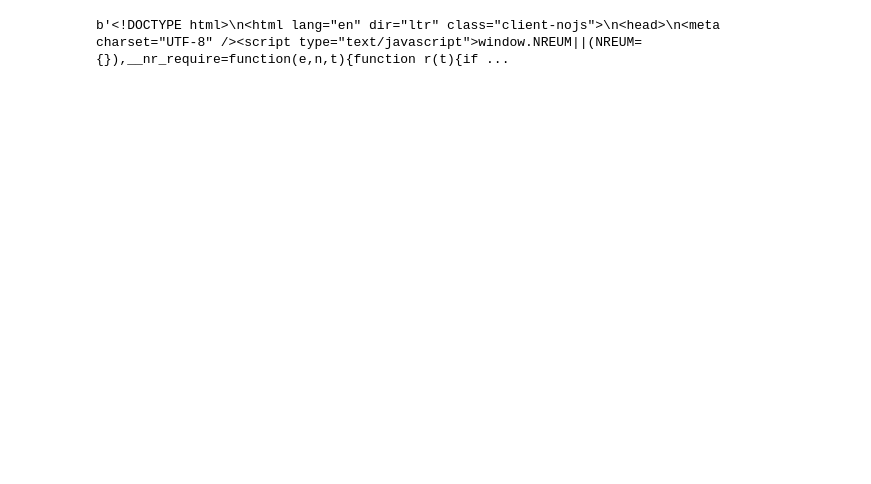
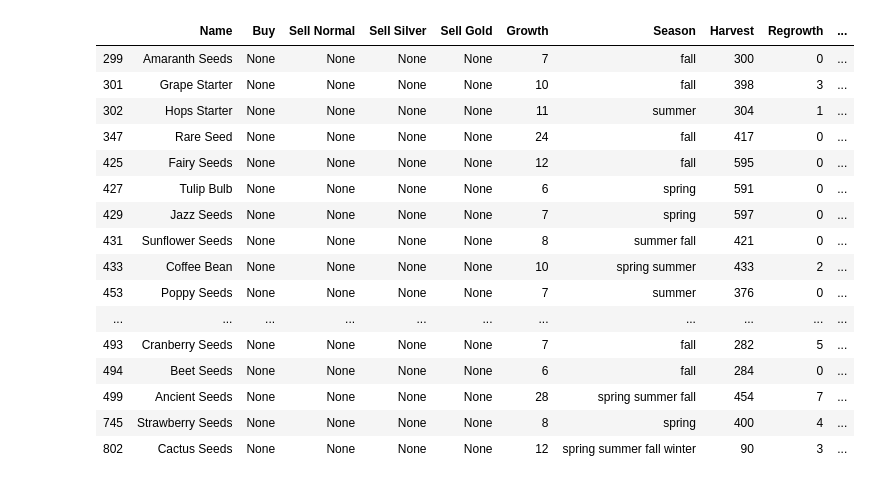
Before and after one commit to lucascbarbosa/StarDataValley, a Jupyter notebook: notebook.ipynb, the cells around one changed output. Drawn from its saved outputs; the diff is of its cells as text; code cells hidden in the pictures; blank space fills up the shorter version.

```diff
--- a/notebook.ipynb
+++ b/notebook.ipynb
@@ -43,4 +0,0 @@ for j in range(1,len(tr_elements)):
-# %%
-page.content
-# %% [output]
-b'<!DOCTYPE html>\n<html lang="en" dir="ltr" class="client-nojs">\n<head>\n<meta charset="UTF-8" /><script type="text/javascript">window.NREUM||(NREUM={}),__nr_require=function(e,n,t){function r(t){if ...
@@ -46,0 +6,63 @@ b'<!DOCTYPE html>\n<html lang="en" dir="ltr" class="client-nojs">\n<head>\n<meta
+# %%
+
+with open('Ata/unpacked/Crops.json', 'r') as f:
+    data = json.load(f)
+f.close()
+with open('Ata/unpacked/ObjectInformation.json', 'r') as f:
+    data_info = json.load(f)
+f.close()
+info = pd.DataFrame(data_info['content'],index=[0])
+info = info.T
+crops = pd.DataFrame(data['content'],index=[0])
+crops=crops.T
+crops['Name'] = None
+crops['Buy'] = None
+crops['Sell Normal'] = None
+crops['Sell Silver'] = None
+crops['Sell Gold'] = None
+crops['Growth'] = None
+crops['Season'] = None
+crops['Harvest'] = None
+crops['Regrowth'] = None
+crops['Harvest Method'] = None
+crops['Extra Harvest'] = None
+crops[0]=crops[0].apply(lambda x: x.split('/'))
+idxs = list(crops.index.values)
+for idx in idxs:
+    crops.loc[idx,'Name'] = info.loc[idx,0].split('/')[0]
+    crops.loc[idx,'Growth']= crops.loc[idx,0][0]
+    crops.loc[idx,'Season']= crops.loc[idx,0][1]
+    crops.loc[idx,'Harvest']= crops.loc[idx,0][3]
+    crops.loc[idx,'Regrowth']= crops.loc[idx,0][4]
+    crops.loc[idx,'Harvest Method']= crops.loc[idx,0][5]
+    crops.loc[idx,'Extra Harvest']= crops.loc[idx,0][6]
+crops = crops.drop(0,axis = 1)
+crops['Harvest'] = crops['Harvest'].apply(lambda x: int(x))
+crops['Harvest Method'] = crops['Harvest Method'].apply(lambda x: int(x))
+crops['Regrowth'] = crops['Regrowth'].apply(lambda x: int(x))
+crops['Harvest Mode'] = crops['Harvest Method'].apply(lambda x: 'Scythe' if x== 1 else 'Normal' )
+crops['Regrowth'] = crops['Regrowth'].apply(lambda x: None if x == -1 else x)
+crops['Growth'] = crops['Growth'].apply(lambda x: convert(x))
+crops['Regrowth'] = crops['Regrowth'].apply(lambda x: int(x) if x/1==x  else 0)
+crops.to_csv('Data/data.csv')
+crops = crops.drop(['495','496','497','498'],axis=0)
+
+crops
+# %% [output]
+|  | Name | Buy | Sell Normal | Sell Silver | Sell Gold | Growth | Season | Harvest | Regrowth | ... |
+| 299 | Amaranth Seeds | None | None | None | None | 7 | fall | 300 | 0 | ... |
+| 301 | Grape Starter | None | None | None | None | 10 | fall | 398 | 3 | ... |
+| 302 | Hops Starter | None | None | None | None | 11 | summer | 304 | 1 | ... |
+| 347 | Rare Seed | None | None | None | None | 24 | fall | 417 | 0 | ... |
+| 425 | Fairy Seeds | None | None | None | None | 12 | fall | 595 | 0 | ... |
+| 427 | Tulip Bulb | None | None | None | None | 6 | spring | 591 | 0 | ... |
+| 429 | Jazz Seeds | None | None | None | None | 7 | spring | 597 | 0 | ... |
+| 431 | Sunflower Seeds | None | None | None | None | 8 | summer fall | 421 | 0 | ... |
+| 433 | Coffee Bean | None | None | None | None | 10 | spring summer | 433 | 2 | ... |
+| 453 | Poppy Seeds | None | None | None | None | 7 | summer | 376 | 0 | ... |
+| ... | ... | ... | ... | ... | ... | ... | ... | ... | ... | ... |
+| 493 | Cranberry Seeds | None | None | None | None | 7 | fall | 282 | 5 | ... |
+| 494 | Beet Seeds | None | None | None | None | 6 | fall | 284 | 0 | ... |
+| 499 | Ancient Seeds | None | None | None | None | 28 | spring summer fall | 454 | 7 | ... |
+| 745 | Strawberry Seeds | None | None | None | None | 8 | spring | 400 | 4 | ... |
+| 802 | Cactus Seeds | None | None | None | None | 12 | spring summer fall winter | 90 | 3 | ... |
```
Also changed, not shown: parts of 8 cells of this notebook, 5 other files.
